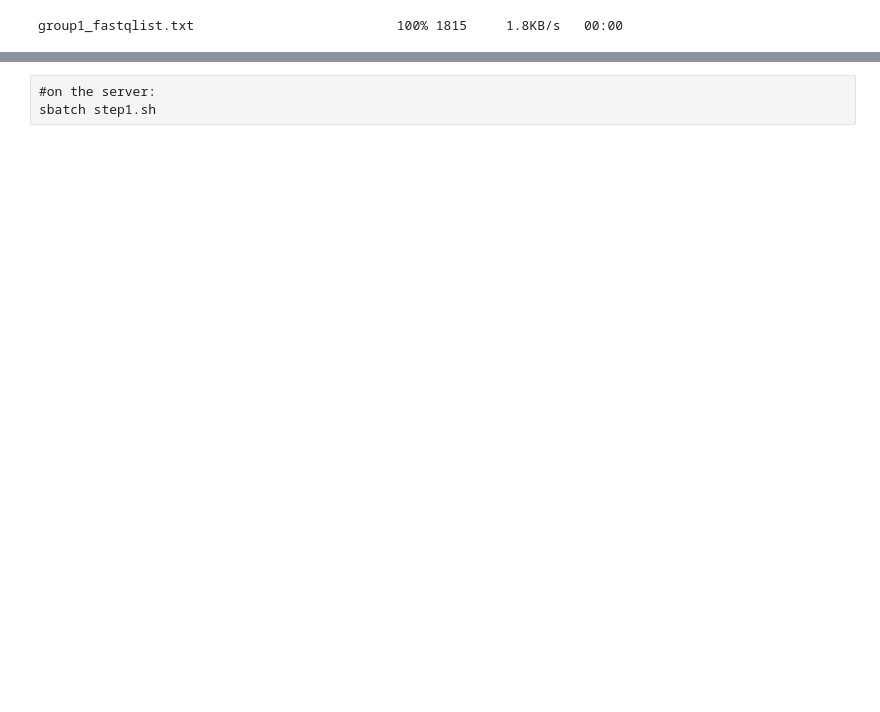
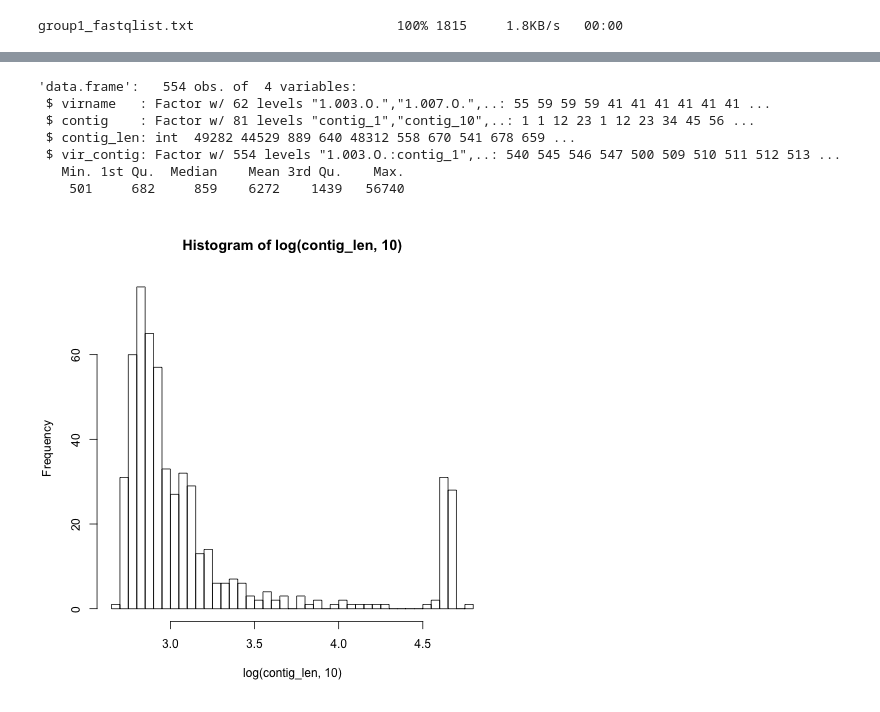
Before and after one commit to juliambrosman/nahant-genome-rearrangement, a Jupyter notebook: Group1.ipynb, the cells around one changed output, grey strips where cells are left out. Drawn from its saved outputs; the diff is of its cells as text; code cells hidden in the pictures; blank space fills up the shorter version.

Commit message:
worked on groups 1, 4 and 5

```diff
--- a/Group1.ipynb
+++ b/Group1.ipynb
@@ -96,3 +114,0 @@ step1.sh                                      100%   30KB  30.0KB/s   00:00
-# %% [raw]
-#on the server:
-sbatch step1.sh
@@ -98,0 +126,28 @@ sbatch step1.sh
+# %%
+from pyfaidx import Fasta
+
+contiginfo="virname\tcontig\tcontig_len\tvir_contig\n"
+for phage in group1:   #set up the name of the virus
+    fasta1=phage+"step1.clc.fasta"
+    f=Fasta(fasta1)
+    for seq in f.keys():
+        seqlen=len(str(f[seq]))
+        contigname=seq
+        contiginfo+=(phage+"\t"+contigname+"\t"+str(seqlen)+"\t"+phage+":"+contigname+"\n")
+# %%
+%%R -i contiginfo
+contig<-textConnection(contiginfo,open="r",encoding="UTF-8")
+contigtable<-read.table(contig, sep="\t", header=TRUE)
+#?textConnection
+str(contigtable)
+with(contigtable, hist(log(contig_len,10), breaks=50))
+with(contigtable, summary(contig_len))
+# %% [output]
+'data.frame':   554 obs. of  4 variables:
+ $ virname   : Factor w/ 62 levels "1.003.O.","1.007.O.",..: 55 59 59 59 41 41 41 41 41 41 ...
+ $ contig    : Factor w/ 81 levels "contig_1","contig_10",..: 1 1 12 23 1 12 23 34 45 56 ...
+ $ contig_len: int  49282 44529 889 640 48312 558 670 541 678 659 ...
+ $ vir_contig: Factor w/ 554 levels "1.003.O.:contig_1",..: 540 545 546 547 500 509 510 511 512 513 ...
+   Min. 1st Qu.  Median    Mean 3rd Qu.    Max.
+    501     682     859    6272    1439   56740
+[figure, added]
```
Also changed, not shown: parts of 26 cells of this notebook, 3 other files.
